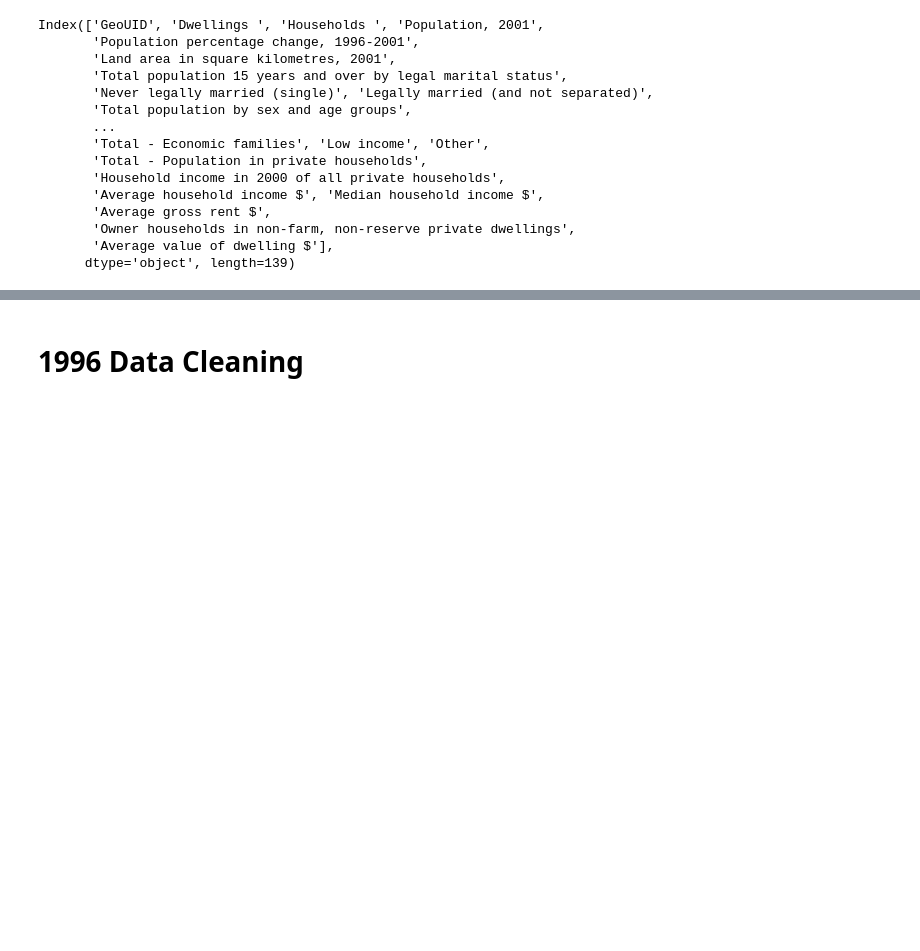
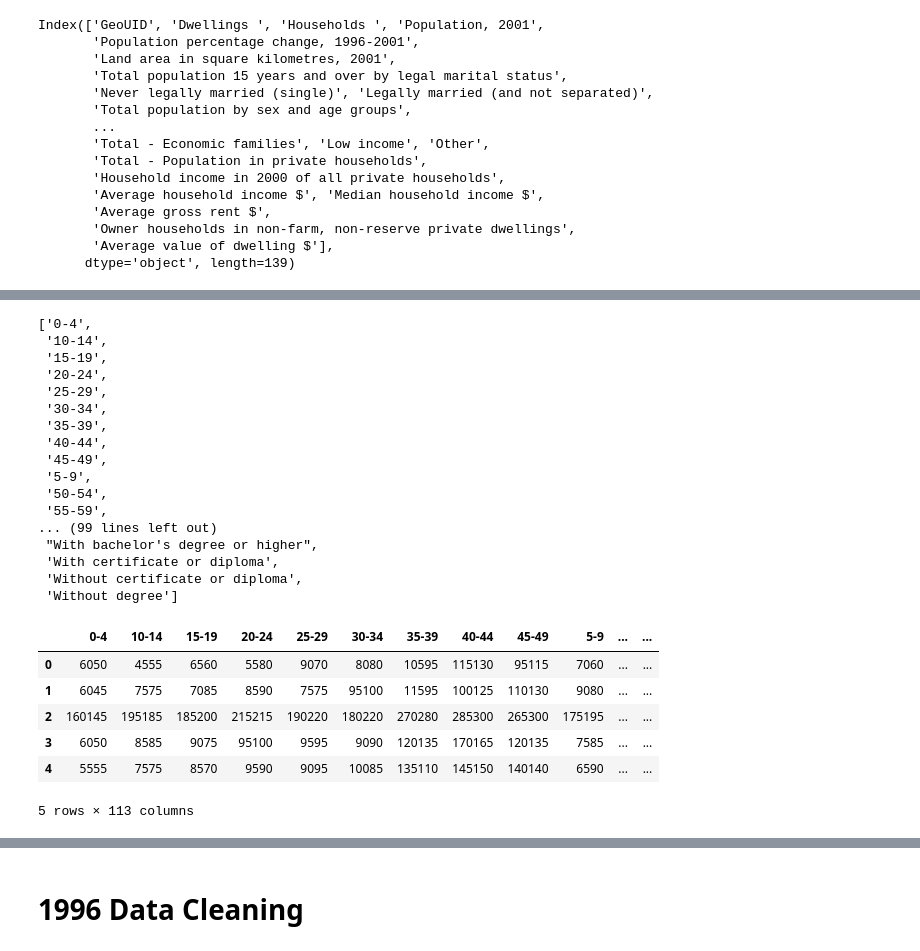
Before and after one commit to emilienuy/degentrifAI, a Jupyter notebook: Census_Data_Cleaning.ipynb, the cells around one changed output, grey strips where cells are left out. Drawn from its saved outputs; the diff is of its cells as text; code cells hidden in the pictures; blank space fills up the shorter version.

```diff
--- a/Census_Data_Cleaning.ipynb
+++ b/Census_Data_Cleaning.ipynb
@@ -836,0 +834,32 @@ Index(['GeoUID', 'Dwellings ', 'Households ', 'Population, 2001',
+# %%
+df = cleaned_2001_census.copy()
+
+df = df.groupby(level=0, axis=1).sum()
+
+pprint.pprint(list(df.columns))
+df.head()
+# %% [output]
+['0-4',
+ '10-14',
+ '15-19',
+ '20-24',
+ '25-29',
+ '30-34',
+ '35-39',
+ '40-44',
+ '45-49',
+ '5-9',
+ '50-54',
+ '55-59',
+... (99 lines left out)
+ "With bachelor's degree or higher",
+ 'With certificate or diploma',
+ 'Without certificate or diploma',
+ 'Without degree']
+|  | 0-4 | 10-14 | 15-19 | 20-24 | 25-29 | 30-34 | 35-39 | 40-44 | 45-49 | 5-9 | ... | ... |
+| 0 | 6050 | 4555 | 6560 | 5580 | 9070 | 8080 | 10595 | 115130 | 95115 | 7060 | ... | ... |
+| 1 | 6045 | 7575 | 7085 | 8590 | 7575 | 95100 | 11595 | 100125 | 110130 | 9080 | ... | ... |
+| 2 | 160145 | 195185 | 185200 | 215215 | 190220 | 180220 | 270280 | 285300 | 265300 | 175195 | ... | ... |
+| 3 | 6050 | 8585 | 9075 | 95100 | 9595 | 9090 | 120135 | 170165 | 120135 | 7585 | ... | ... |
+| 4 | 5555 | 7575 | 8570 | 9590 | 9095 | 10085 | 135110 | 145150 | 140140 | 6590 | ... | ... |
+5 rows × 113 columns
```
Also changed, not shown: parts of 5 cells of this notebook.
